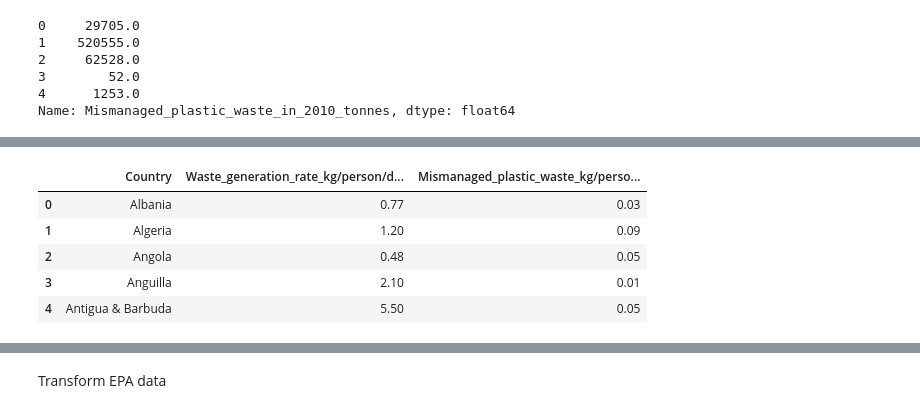
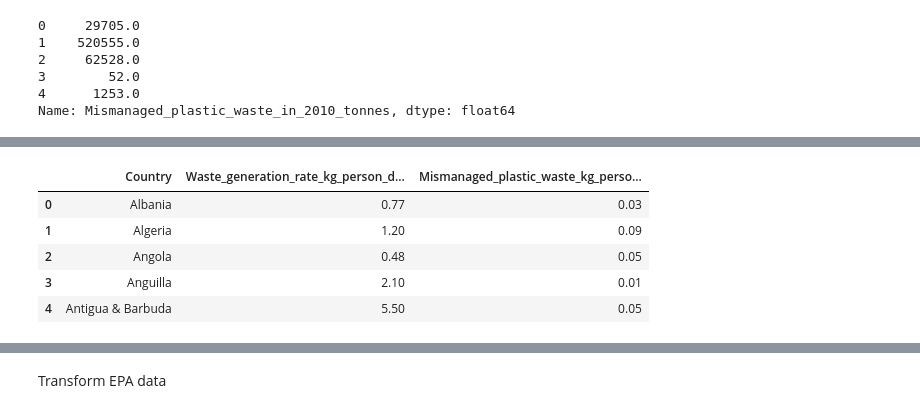
Before and after one commit to lsunl/plastic-pollution-project, a Jupyter notebook: FlaskApp/resources/Project3-Plastics_ETL-V2.ipynb, the cells around one changed output, grey strips where cells are left out. Saved outputs shown, nothing was run; the diff lists cells and outputs as text; code cells hidden in the pictures.

```diff
--- a/FlaskApp/resources/Project3-Plastics_ETL-V2.ipynb
+++ b/FlaskApp/resources/Project3-Plastics_ETL-V2.ipynb
@@ -49,7 +49,10 @@ scienceJournal_plasticData=scienceJournal_plasticData.dropna()
 global_plastic_df=scienceJournal_plasticData
 
 #Rename columns
-global_plastic_df=global_plastic_df.rename(columns = {"Waste_generation_kg/day": "All_Waste_Generated_kg/day"})
+global_plastic_df=global_plastic_df.rename(columns = {"Waste_generation_kg/day": "All_Waste_Generated_kg/day",
+                                                     "%_Plastic_in_waste_stream":"Per_Plastic_in_waste_stream",
+                                                     "%_Inadequately_managed_waste": "Per_Inadequately_managed_waste",
+                                                     "%_Littered_waste": "Per_Littered_waste"})
 
 global_plastic_df.head()
 # %% [output]
@@ -71,6 +74,6 @@ global_plastic_df["Mismanaged_plastic_waste_in_2010_tonnes"].head()
 Name: Mismanaged_plastic_waste_in_2010_tonnes, dtype: float64
 # %%
 #Add % of change from 2010 to 2025 for Mismanaged Waste
-global_plastic_df["%_Change_2010_to_2025"]=(global_plastic_df["Mismanaged_plastic_waste_in_2025_tonnes"]-global_plastic_df["Mismanaged_plastic_waste_in_2010_tonnes"])/global_plastic_df["Mismanaged_plastic_waste_in_2010_tonnes"]
+global_plastic_df["Per_Change_2010_to_2025"]=(global_plastic_df["Mismanaged_plastic_waste_in_2025_tonnes"]-global_plastic_df["Mismanaged_plastic_waste_in_2010_tonnes"])/global_plastic_df["Mismanaged_plastic_waste_in_2010_tonnes"]
 global_plastic_df.head()
 # %% [output]
@@ -154,10 +160,11 @@ See the caveats in the documentation: http://pandas.pydata.org/pandas-docs/stabl
 # %%
 #Fourth Schema per person
 pperson_plastic_waste=global_plastic_df[["Country","Waste_generation_rate_kg/person/day_All_Waste",
                                         "Mismanaged_plastic_waste_kg/person/day"]]
-pperson_plastic_waste.head()
+pperson_plastic_waste.rename(columns = {"Waste_generation_rate_kg/person/day_All_Waste": "Waste_generation_rate_kg_person_day_All_Waste",
+                                       "Mismanaged_plastic_waste_kg/person/day": "Mismanaged_plastic_waste_kg_person_day"}).head()
 # %% [output]
-|  | Country | Waste_generation_rate_kg/person/d... | Mismanaged_plastic_waste_kg/perso... |
+|  | Country | Waste_generation_rate_kg_person_d... | Mismanaged_plastic_waste_kg_perso... |
 | 0 | Albania | 0.77 | 0.03 |
 | 1 | Algeria | 1.20 | 0.09 |
 | 2 | Angola | 0.48 | 0.05 |
```
Also changed, not shown: parts of 10 cells of this notebook.
